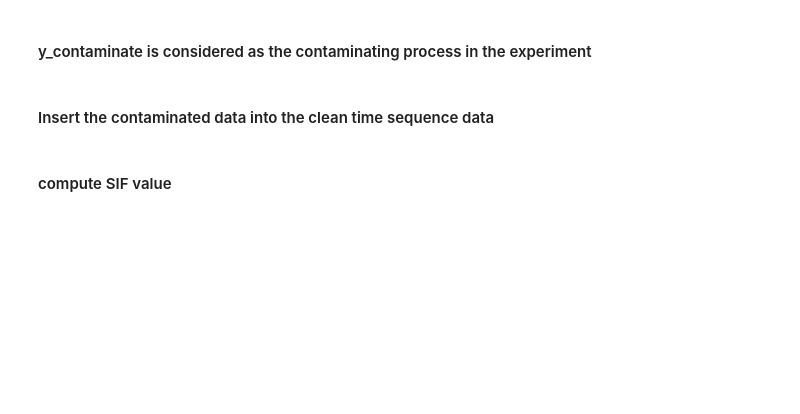
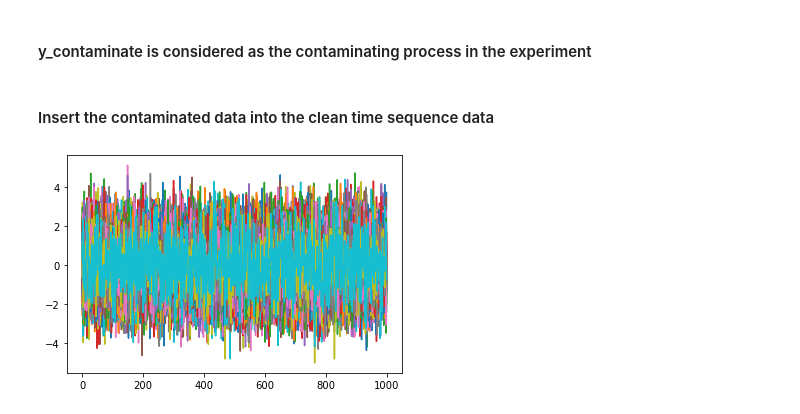
Before and after one commit to Trusted-AI/AIX360, a Jupyter notebook: examples/sif/SIF.ipynb, the cells around one changed output. Cells and saved outputs as stored; diff of their text form; code cells hidden in the pictures; blank space fills up the shorter version.

```diff
--- a/examples/sif/SIF.ipynb
+++ b/examples/sif/SIF.ipynb
@@ -111,10 +127,9 @@ y_contaminate = np.random.randn(n_sample)
 #### Insert the contaminated data into the clean time sequence data
 # %%
 contaminated_series = get_contaminate_series(series, y_contaminate, data_sets.train.labels)
-
 # plot contaminated series
-plt.plot(contaminated_series)
-plt.savefig('arma')
-plt.close()
+# plt.plot(contaminated_series)
+# plt.show()
+# plt.close()
+# %% [output]
+[figure, added]
-# %% [markdown]
-#### compute SIF value
```
Also changed, not shown: parts of 11 cells of this notebook, 4 other files.
